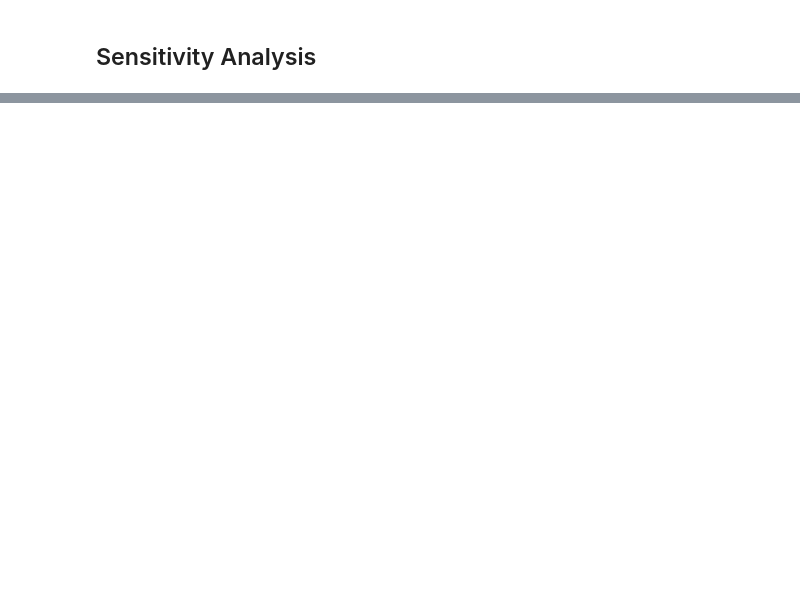
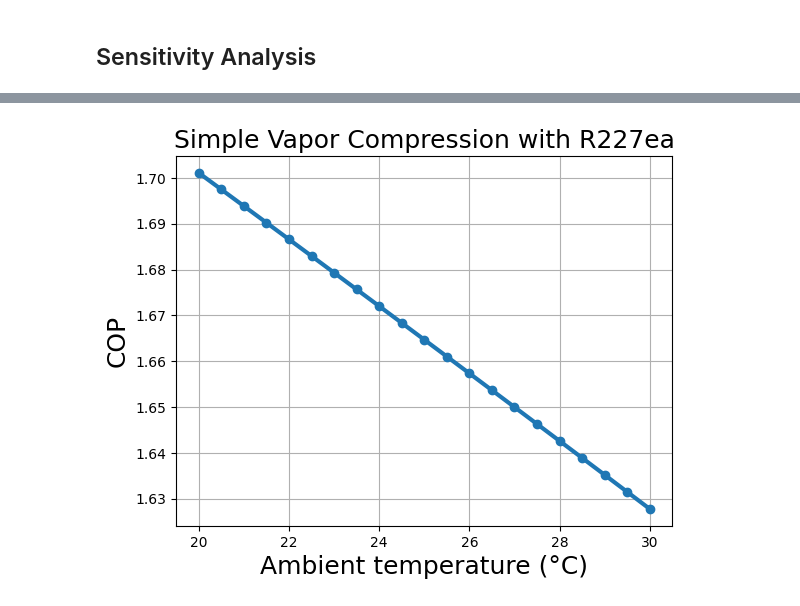
Before and after one commit to dowlinglab/idaes-hvacr-cycles, a Jupyter notebook: simple_refridgeration3.ipynb, the cells around one changed output, grey strips where cells are left out. Cells and saved outputs as stored; diff of their text form; code cells hidden in the pictures; blank space fills up the shorter version.

```diff
--- a/simple_refridgeration3.ipynb
+++ b/simple_refridgeration3.ipynb
@@ -350,7 +363,7 @@ Constraints and Variables associated with smallest singular values
 # %% [markdown]
 ## Sensitivity Analysis
 # %%
-run_sensitivity_analysis = False
+run_sensitivity_analysis = True
 
 if run_sensitivity_analysis:
     import numpy as np
@@ -500,10 +412,12 @@ Considering ambient temperature of 22.5 C...
 # %%
 if run_sensitivity_analysis:
 
     import matplotlib.pyplot as plt
     plt.plot(T_ambient, COP, linewidth=3, marker='o')
     plt.xlabel('Ambient temperature (°C)', fontsize=18)
     plt.ylabel('COP', fontsize=18)
-    plt.title('Simple Vapor Compression with R134a', fontsize=18)
+    plt.title(f'Simple Vapor Compression with {working_fluid}', fontsize=18)
     plt.grid()
     plt.show()
+# %% [output]
+[figure, added]
```
Also changed, not shown: parts of 17 cells of this notebook.
